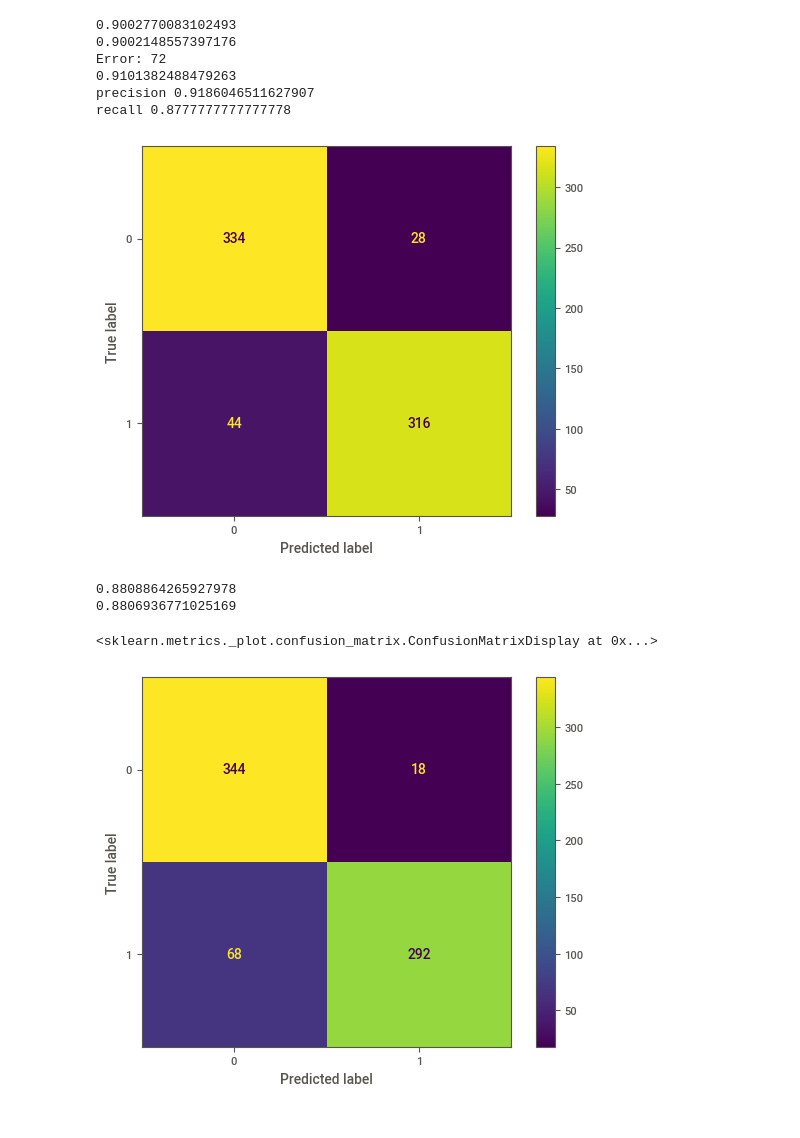
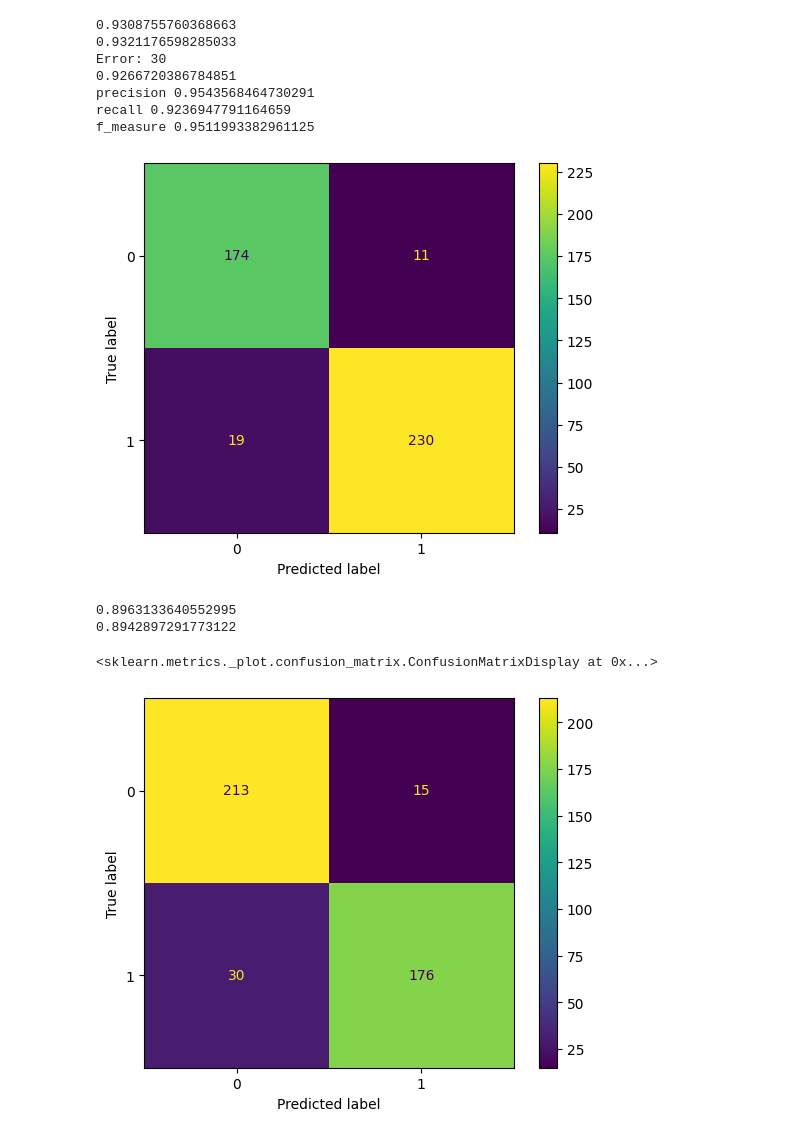
Before and after one commit to Schmidt9898/Datamining_course, a Jupyter notebook: assigment/trying.ipynb, the cells around one changed output. Drawn from its saved outputs; the diff is of its cells as text; code cells hidden in the pictures.

```diff
--- a/assigment/trying.ipynb
+++ b/assigment/trying.ipynb
@@ -21,6 +21,10 @@ from sklearn.model_selection import train_test_split
 
 from sklearn import linear_model
 import sweetviz as sv
+
+
+def f_measure(recall,precision):
+	return (1+3*3)* (recall*precision) / ((3*3*recall) + precision)
 # %%
 # Obtain the data for linear regression
 
@@ -57,9 +61,9 @@ y_train = x_train['Expected']
 x_train.drop('Expected', inplace=True, axis=1) # we delete the result
 #x_train = pd.get_dummies(x_train)
 #print("isnasum ",x_train.isna().sum())
-x_train = x_train.fillna(x_train.median())
+x_train = x_train.fillna(0)
 
-x_train, x_test, y_train, y_test = train_test_split(x_train, y_train,test_size=0.5, random_state=42)
+x_train, x_test, y_train, y_test = train_test_split(x_train, y_train,test_size=0.3, random_state=42)
 
 
 train_res = y_train
@@ -70,7 +74,7 @@ test_res = y_test
 unknown = pd.read_csv('data/X_test.csv')
 unknown.drop('Id', inplace=True, axis=1)
 #unknown = pd.get_dummies(unknown)
-unknown = unknown.fillna(unknown.median())
+unknown = unknown.fillna(0)
 # %%
 print(len(x_train.columns))
 #print(x_train.columns)
@@ -163,35 +167,43 @@ Name: Expected, dtype: int64
 # %%
 
 clf_dtc = DTC(random_state=42,criterion = "entropy",min_samples_split = 50,max_features = "sqrt")#"entropy"  #log_loss #gini
 clf_dtc.fit(train_data,train_res)
 predicted_Y = clf_dtc.predict(test_data)
 Y_test_proba = clf_dtc.predict_proba(test_data)[:,1]
 
 #predicted_Y = [ i>0.2 for i in Y_test_proba]
 
 print(acc(test_res,predicted_Y))
 
 print(bas(test_res,predicted_Y))
 pcm(clf_dtc,test_data,test_res)
 error = 0
 for i in range(len(test_res)):
 	if test_res._values[i] != predicted_Y[i]:
 		#print(test_res._values[i],predicted_Y[i],Y_test_proba[i])
 		error += 1
 print("Error:",error)
-print(fbeta_score(test_res, predicted_Y, average='binary', beta=0.5))
-print("precision",precision_score(test_res,predicted_Y))
-print("recall",recall_score(test_res,predicted_Y))
+print(fbeta_score(test_res, predicted_Y, average='binary', beta=3))
 
-#predicted_Y = clf.predict(Test)
+recall = recall_score(test_res,predicted_Y)
+precision = precision_score(test_res,predicted_Y)
+
+#f_measure(recall,precision)
+
+print("precision",precision)
+print("recall",recall)
+print("f_measure",f_measure(recall,precision))
+
+predicted_Y = clf_dtc.predict(unknown_data)
 # %% [output]
-0.9002770083102493
-0.9002148557397176
-Error: 72
-0.9101382488479263
-precision 0.9186046511627907
-recall 0.8777777777777778
+0.9308755760368663
+0.9321176598285033
+Error: 30
+0.9266720386784851
+precision 0.9543568464730291
+recall 0.9236947791164659
+f_measure 0.9511993382961125
-[figure, old version]
+[figure, new version]
 # %%
 clf_knc = KNeighborsClassifier(2)
 #DTC(random_state=42,criterion = "gini",min_samples_split = 50,max_features = "sqrt")#"entropy"  #log_loss
@@ -210,8 +222,8 @@ print(bas(test_res,predicted_Y))
 pcm(clf_knc,test_data,test_res)
 #predicted_Y = clf.predict(Test)
 # %% [output]
-0.8808864265927978
-0.8806936771025169
+0.8963133640552995
+0.8942897291773122
 <sklearn.metrics._plot.confusion_matrix.ConfusionMatrixDisplay at 0x...>
-[figure, old version]
+[figure, new version]
 # %%
```
Also changed, not shown: parts of 7 cells of this notebook.
